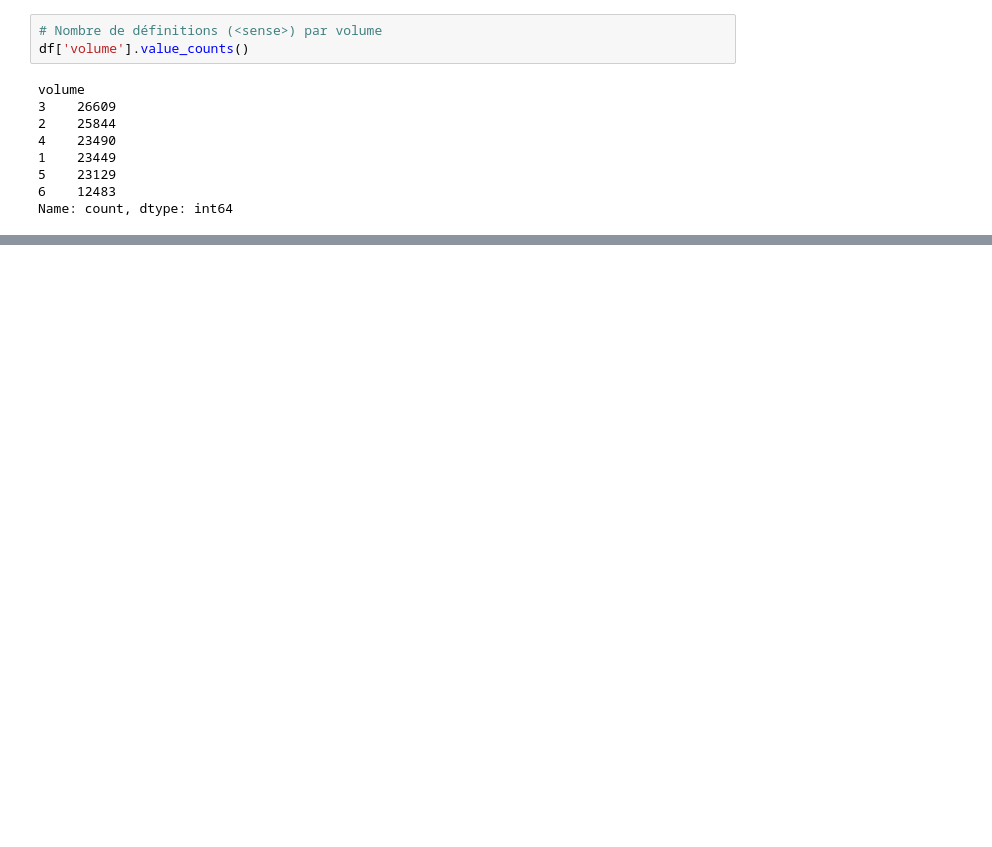
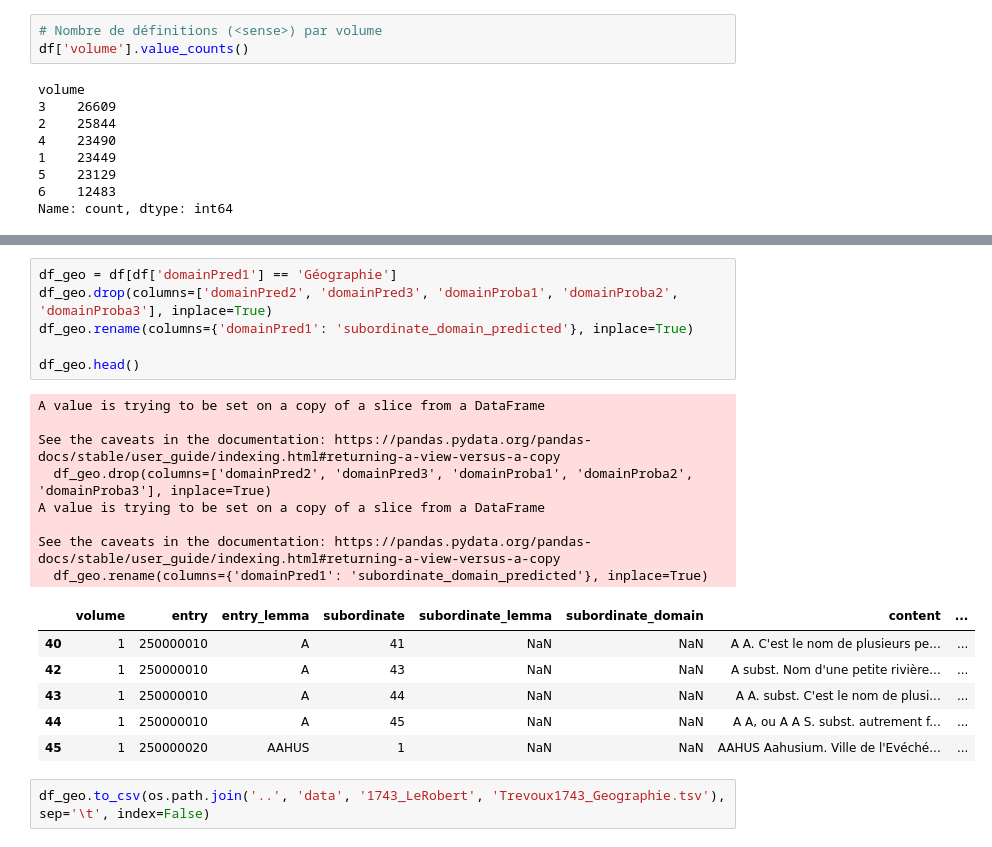
Before and after one commit to ludovicmoncla/trevoux, a Jupyter notebook: 1743_Le_Robert/5.DataExploration.ipynb, the cells around one changed output, grey strips where cells are left out. Cells and saved outputs as stored; diff of their text form; blank space fills up the shorter version.

```diff
--- a/1743_Le_Robert/5.DataExploration.ipynb
+++ b/1743_Le_Robert/5.DataExploration.ipynb
@@ -103,0 +149,23 @@ df[df['subordinate_domain_norm'].str.contains('géographie')]
+# %%
+df_geo = df[df['domainPred1'] == 'Géographie']
+df_geo.drop(columns=['domainPred2', 'domainPred3', 'domainProba1', 'domainProba2', 'domainProba3'], inplace=True)
+df_geo.rename(columns={'domainPred1': 'subordinate_domain_predicted'}, inplace=True)
+
+df_geo.head()
+# %% [output]
+A value is trying to be set on a copy of a slice from a DataFrame
+
+See the caveats in the documentation: https://pandas.pydata.org/pandas-docs/stable/user_guide/indexing.html#returning-a-view-versus-a-copy
+  df_geo.drop(columns=['domainPred2', 'domainPred3', 'domainProba1', 'domainProba2', 'domainProba3'], inplace=True)
+A value is trying to be set on a copy of a slice from a DataFrame
+
+See the caveats in the documentation: https://pandas.pydata.org/pandas-docs/stable/user_guide/indexing.html#returning-a-view-versus-a-copy
+  df_geo.rename(columns={'domainPred1': 'subordinate_domain_predicted'}, inplace=True)
+|  | volume | entry | entry_lemma | subordinate | subordinate_lemma | subordinate_domain | content | ... |
+| 40 | 1 | 250000010 | A | 41 | NaN | NaN | A A. C'est le nom de plusieurs pe... | ... |
+| 42 | 1 | 250000010 | A | 43 | NaN | NaN | A subst. Nom d'une petite rivière... | ... |
+| 43 | 1 | 250000010 | A | 44 | NaN | NaN | A A. subst. C'est le nom de plusi... | ... |
+| 44 | 1 | 250000010 | A | 45 | NaN | NaN | A A, ou A A S. subst. autrement f... | ... |
+| 45 | 1 | 250000020 | AAHUS | 1 | NaN | NaN | AAHUS Aahusium. Ville de l'Evéché... | ... |
+# %%
+df_geo.to_csv(os.path.join('..', 'data', '1743_LeRobert', 'Trevoux1743_Geographie.tsv'), sep='\t', index=False)
```
Also changed, not shown: parts of 10 cells of this notebook.
